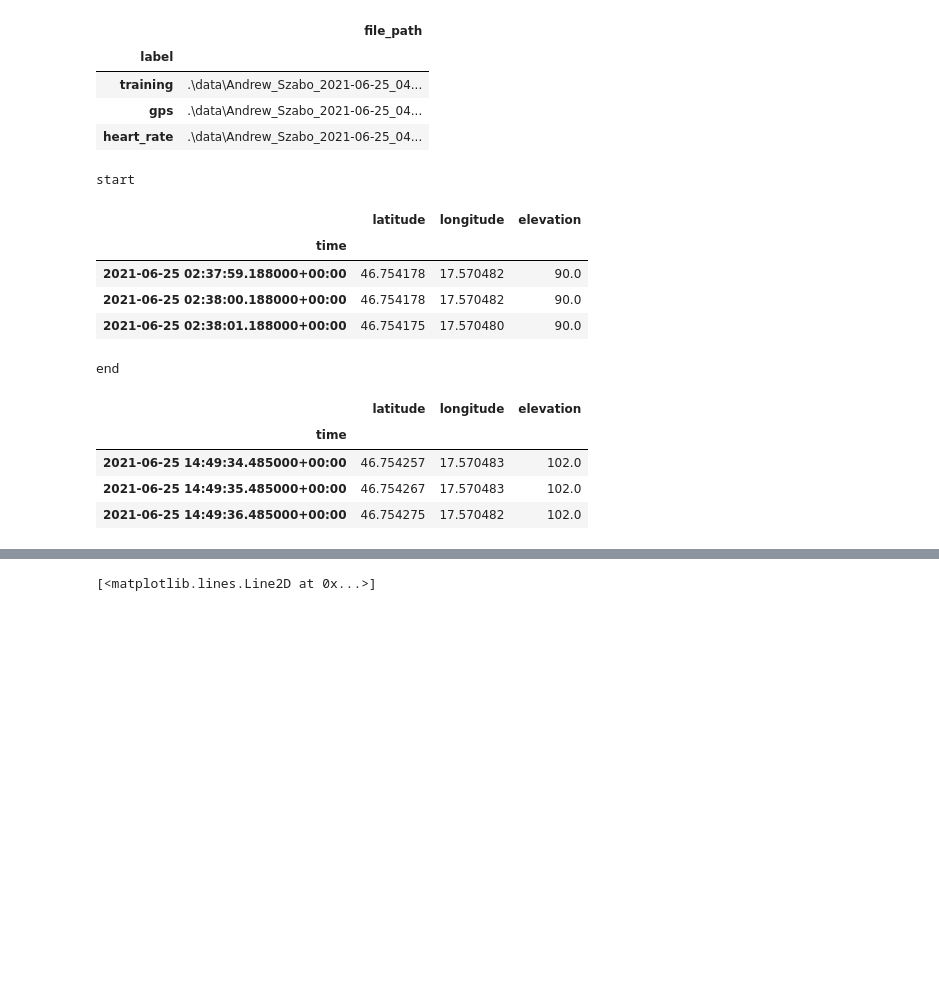
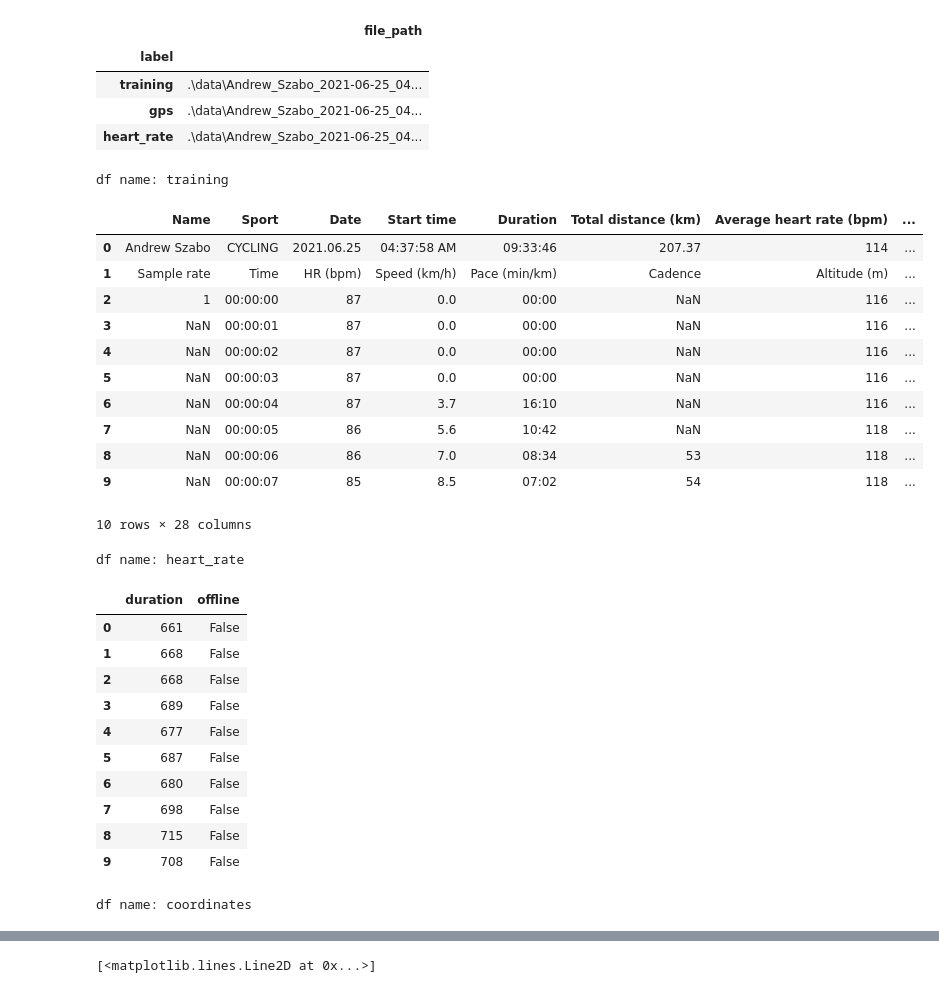
Before and after one commit to andr3wbp/bike_ride_analytics_2021, a Jupyter notebook: Lake_Balaton_bike_ride_2021.ipynb, the cells around one changed output, grey strips where cells are left out. Saved outputs shown, nothing was run; the diff lists cells and outputs as text; code cells hidden in the pictures; blank space fills up the shorter version.

Commit message:
splitting up training df into metadata and time series data

```diff
--- a/Lake_Balaton_bike_ride_2021.ipynb
+++ b/Lake_Balaton_bike_ride_2021.ipynb
@@ -44,8 +45,8 @@ display(df2)
 | 1 | gps |
 | 2 | heart_rate |
 # %%
-df = pd.merge(df1, df2, left_index=True, right_index=True).set_index('label')
-df.head()
+df_1_2 = pd.merge(df1, df2, left_index=True, right_index=True).set_index('label')
+df_1_2.head()
 # %% [output]
 |  | file_path |
 | label |  |
@@ -53,8 +54,20 @@ df.head()
 | gps | .\data\Andrew_Szabo_2021-06-25_04... |
 | heart_rate | .\data\Andrew_Szabo_2021-06-25_04... |
 # %%
-training = pd.read_csv(df.loc['training', 'file_path'])
-heart_rate = pd.read_csv(df.loc['heart_rate', 'file_path'])
+training = pd.read_csv(df_1_2.loc['training', 'file_path'])
+heart_rate = pd.read_csv(df_1_2.loc['heart_rate', 'file_path'])
 
-with open(df.loc['gps', 'file_path'], 'r') as f:
+# gpx file step 1 (gpxpy.parse the file)
+with open(df_1_2.loc['gps', 'file_path'], 'r') as f:
     gpx_file = gpxpy.parse(f)
+# gpx file step 2 (segment)
+segment = gpx_file.tracks[0].segments[0]
+
+# # gpx file step 3 (loop through segment.points)
+coordinates = pd.DataFrame([{
+    'time': p.time,
+    'latitude': p.latitude,
+    'longitude': p.longitude,
+    'elevation': p.elevation} for p in segment.points
+])
+coordinates.set_index('time', inplace=True)
@@ -72,18 +74,35 @@ coordinates.set_index('time', inplace=True)
 # %%
-print("start")
-display(coordinates.head(3))
-print("end")
-display(coordinates.tail(3))
+df_names = ["training", "heart_rate", "coordinates"]
+df_list = [training, heart_rate, coordinates]
+df_zipped = zip(df_names, df_list)
+
+for name, df in df_zipped:
+    print("df name: " + name)
+    display(df.head(10))
 # %% [output]
-start
+df name: training
-|  | latitude | longitude | elevation |
-| time |  |  |  |
-| 2021-06-25 02:37:59.188000+00:00 | 46.754178 | 17.570482 | 90.0 |
-| 2021-06-25 02:38:00.188000+00:00 | 46.754178 | 17.570482 | 90.0 |
-| 2021-06-25 02:38:01.188000+00:00 | 46.754175 | 17.570480 | 90.0 |
+|  | Name | Sport | Date | Start time | Duration | Total distance (km) | Average heart rate (bpm) | ... |
+| 0 | Andrew Szabo | CYCLING | 2021.06.25 | 04:37:58 AM | 09:33:46 | 207.37 | 114 | ... |
+| 1 | Sample rate | Time | HR (bpm) | Speed (km/h) | Pace (min/km) | Cadence | Altitude (m) | ... |
+| 2 | 1 | 00:00:00 | 87 | 0.0 | 00:00 | NaN | 116 | ... |
+| 3 | NaN | 00:00:01 | 87 | 0.0 | 00:00 | NaN | 116 | ... |
+| 4 | NaN | 00:00:02 | 87 | 0.0 | 00:00 | NaN | 116 | ... |
+| 5 | NaN | 00:00:03 | 87 | 0.0 | 00:00 | NaN | 116 | ... |
+| 6 | NaN | 00:00:04 | 87 | 3.7 | 16:10 | NaN | 116 | ... |
+| 7 | NaN | 00:00:05 | 86 | 5.6 | 10:42 | NaN | 118 | ... |
+| 8 | NaN | 00:00:06 | 86 | 7.0 | 08:34 | 53 | 118 | ... |
+| 9 | NaN | 00:00:07 | 85 | 8.5 | 07:02 | 54 | 118 | ... |
-end
+10 rows × 28 columns
+df name: heart_rate
-|  | latitude | longitude | elevation |
-| time |  |  |  |
-| 2021-06-25 14:49:34.485000+00:00 | 46.754257 | 17.570483 | 102.0 |
-| 2021-06-25 14:49:35.485000+00:00 | 46.754267 | 17.570483 | 102.0 |
-| 2021-06-25 14:49:36.485000+00:00 | 46.754275 | 17.570482 | 102.0 |
+|  | duration | offline |
+| 0 | 661 | False |
+| 1 | 668 | False |
+| 2 | 668 | False |
+| 3 | 689 | False |
+| 4 | 677 | False |
+| 5 | 687 | False |
+| 6 | 680 | False |
+| 7 | 698 | False |
+| 8 | 715 | False |
+| 9 | 708 | False |
+df name: coordinates
```
Also changed, not shown: parts of 18 cells of this notebook.
